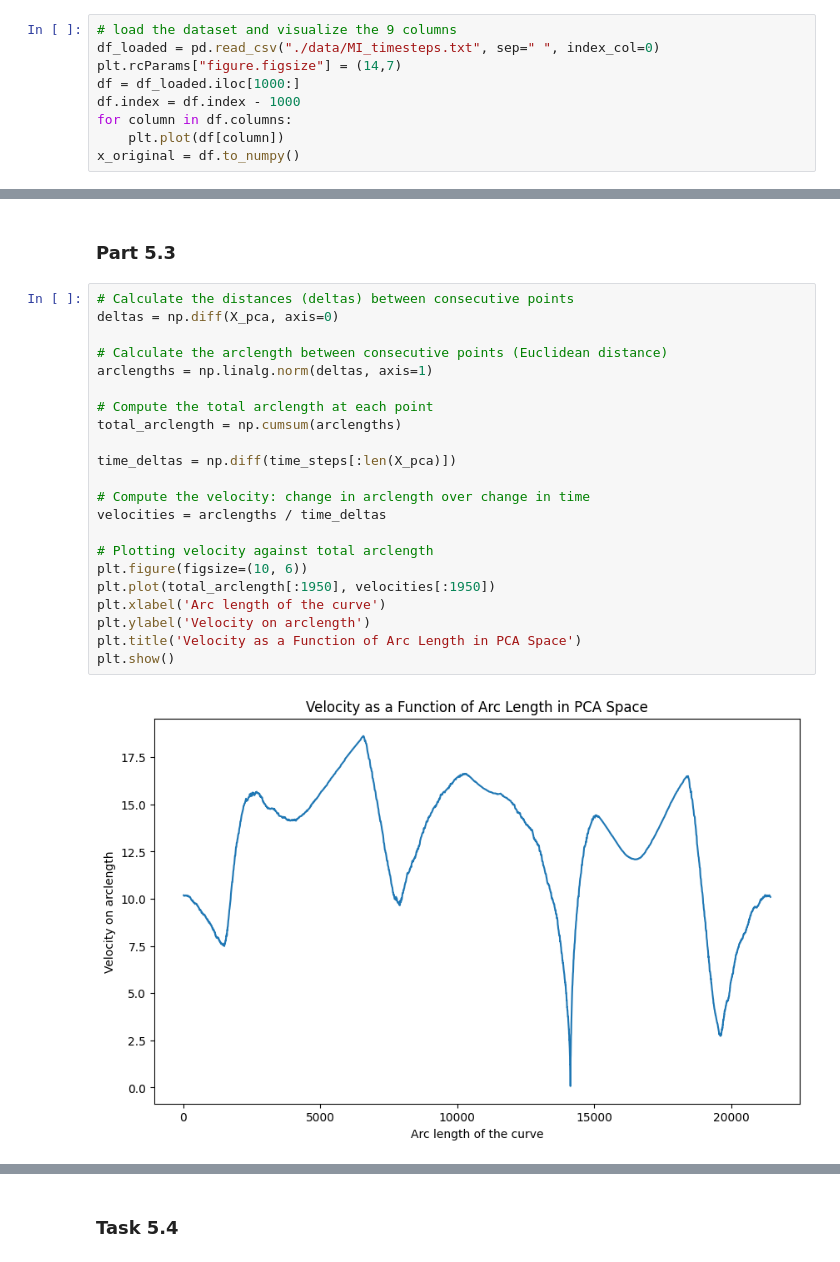
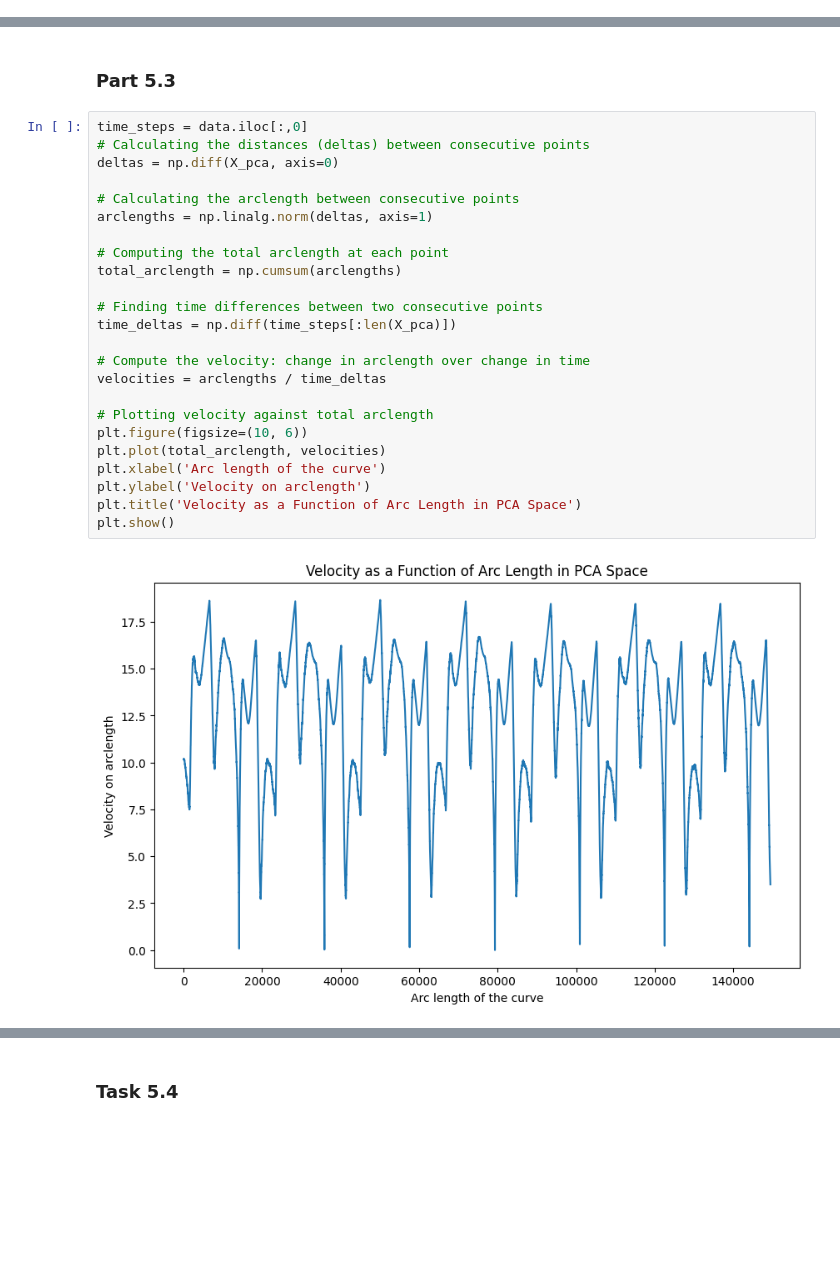
Before and after one commit to mymermer/MLCMS, a Jupyter notebook: Exercise05/task5.ipynb, the cells around one changed output, grey strips where cells are left out. Saved outputs shown, nothing was run; the diff lists cells and outputs as text; blank space fills up the shorter version.

```diff
--- a/Exercise05/task5.ipynb
+++ b/Exercise05/task5.ipynb
@@ -5,12 +5,3 @@ import matplotlib.pyplot as plt
 import math
 from sklearn.decomposition import PCA
 from utils import *
-# %%
-# load the dataset and visualize the 9 columns
-df_loaded = pd.read_csv("./data/MI_timesteps.txt", sep=" ", index_col=0)
-plt.rcParams["figure.figsize"] = (14,7)
-df = df_loaded.iloc[1000:]
-df.index = df.index - 1000
-for column in df.columns:
-    plt.plot(df[column])
-x_original = df.to_numpy()
@@ -151,26 +102,28 @@ plt.show()
 # %% [markdown]
 ### Part 5.3
 # %%
-# Calculate the distances (deltas) between consecutive points
+time_steps = data.iloc[:,0]
+# Calculating the distances (deltas) between consecutive points
 deltas = np.diff(X_pca, axis=0)
 
-# Calculate the arclength between consecutive points (Euclidean distance)
+# Calculating the arclength between consecutive points
 arclengths = np.linalg.norm(deltas, axis=1)
 
-# Compute the total arclength at each point
+# Computing the total arclength at each point
 total_arclength = np.cumsum(arclengths)
 
+# Finding time differences between two consecutive points
 time_deltas = np.diff(time_steps[:len(X_pca)])
 
 # Compute the velocity: change in arclength over change in time
 velocities = arclengths / time_deltas
 
 # Plotting velocity against total arclength
 plt.figure(figsize=(10, 6))
-plt.plot(total_arclength[:1950], velocities[:1950])
+plt.plot(total_arclength, velocities)
 plt.xlabel('Arc length of the curve')
 plt.ylabel('Velocity on arclength')
 plt.title('Velocity as a Function of Arc Length in PCA Space')
 plt.show()
 # %% [output]
-[figure, old version]
+[figure, new version]
```
Also changed, not shown: parts of 21 cells of this notebook.
